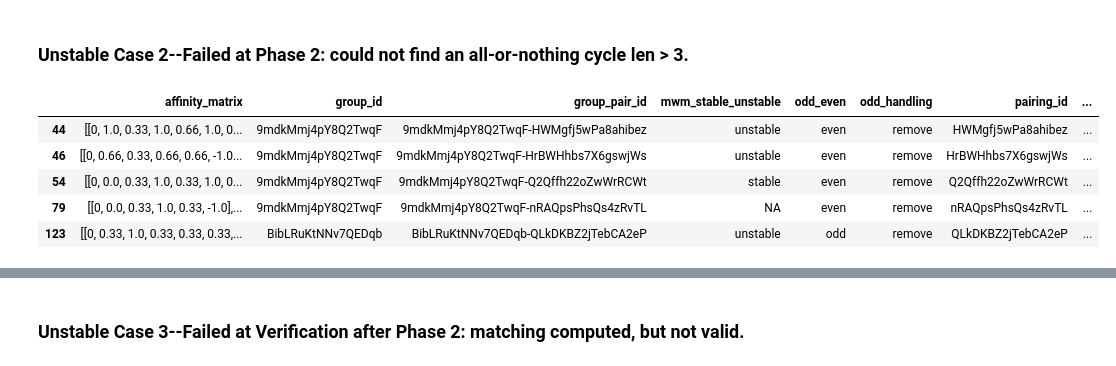
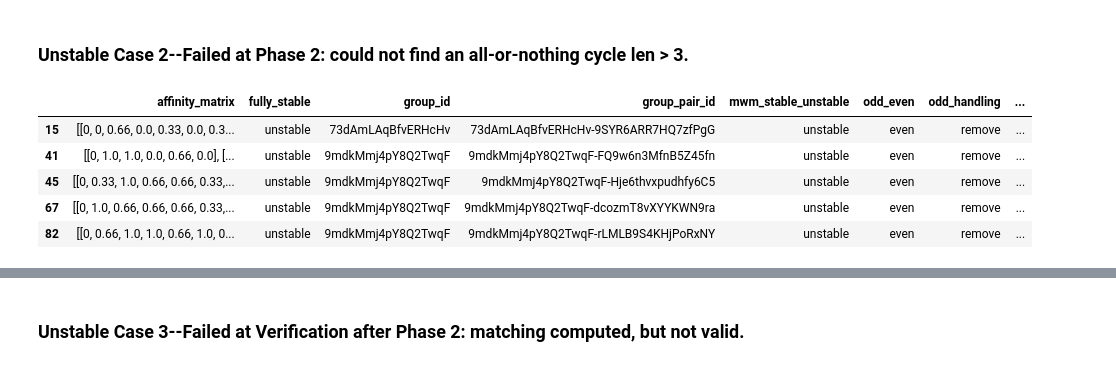
Before and after one commit to melissachen2000/pair-research-matching-alg, a Jupyter notebook: stable-matching/SRMatchingAnalysis.ipynb, the cells around one changed output, grey strips where cells are left out. Cells and saved outputs as stored; diff of their text form; code cells hidden in the pictures.

Commit message:
returning partially stable matching if fully stable is not possible

```diff
--- a/stable-matching/SRMatchingAnalysis.ipynb
+++ b/stable-matching/SRMatchingAnalysis.ipynb
@@ -461,7 +463,8 @@ def sr_matching_pair_research(group_pair_id, handle_odd_method='remove', remove_
     curr_pref_matrix = create_preference_matrix(curr_weighted_matrix)
 
     # run stable roommates
-    stable_result, debug = sr_matching(curr_pref_matrix, handle_odd_method=handle_odd_method, remove_all=remove_all)
+    stable_result, is_fully_stable, debug = sr_matching(curr_pref_matrix, handle_odd_method=handle_odd_method,
+                                                        remove_all=remove_all)
 
     # determine stability of MWM matching
     mwm_stability = compute_mwm_stability(group_pair_id, curr_user_index_dict, curr_pref_matrix)
@@ -484,8 +487,9 @@ def sr_matching_pair_research(group_pair_id, handle_odd_method='remove', remove_
         'user_count': user_count,
         'odd_even': 'even' if user_count % 2 == 0 else 'odd',
         'odd_handling': handle_odd_method,
-        'stable_result': stable_result,
-        'sr_stable_unstable': 'unstable' if stable_result is None else 'stable',
+        'sr_matching_result': stable_result,
+        'fully_stable': 'stable' if is_fully_stable else 'unstable',
+        'sr_matching_cardinality': compute_matching_cardinality(stable_result),
         'mwm_stable_unstable': mwm_stable_text,
         'stable_printout': debug,
         'affinity_matrix': curr_affinity_matrix,
@@ -713,12 +736,12 @@ unstable_cases_1.head()
 # %% [markdown]
 ### Unstable Case 2--Failed at Phase 2: could not find an all-or-nothing cycle len > 3.
 # %%
-unstable_cases_2 = remove_all_pairings_df[remove_all_pairings_df['stable_printout'] == 'Failed at Phase 1: not everyone was proposed to.']
+unstable_cases_2 = remove_all_pairings_df[remove_all_pairings_df['stable_printout'] == 'Failed at Phase 2: could not find an all-or-nothing cycle len > 3.']
 unstable_cases_2.head()
 # %% [output]
-|  | affinity_matrix | group_id | group_pair_id | mwm_stable_unstable | odd_even | odd_handling | pairing_id | ... |
-| 44 | [[0, 1.0, 0.33, 1.0, 0.66, 1.0, 0... | 9mdkMmj4pY8Q2TwqF | 9mdkMmj4pY8Q2TwqF-HWMgfj5wPa8ahibez | unstable | even | remove | HWMgfj5wPa8ahibez | ... |
-| 46 | [[0, 0.66, 0.33, 0.66, 0.66, -1.0... | 9mdkMmj4pY8Q2TwqF | 9mdkMmj4pY8Q2TwqF-HrBWHhbs7X6gswjWs | unstable | even | remove | HrBWHhbs7X6gswjWs | ... |
-| 54 | [[0, 0.0, 0.33, 1.0, 0.33, 1.0, 0... | 9mdkMmj4pY8Q2TwqF | 9mdkMmj4pY8Q2TwqF-Q2Qffh22oZwWrRCWt | stable | even | remove | Q2Qffh22oZwWrRCWt | ... |
-| 79 | [[0, 0.0, 0.33, 1.0, 0.33, -1.0],... | 9mdkMmj4pY8Q2TwqF | 9mdkMmj4pY8Q2TwqF-nRAQpsPhsQs4zRvTL | NA | even | remove | nRAQpsPhsQs4zRvTL | ... |
-| 123 | [[0, 0.33, 1.0, 0.33, 0.33, 0.33,... | BibLRuKtNNv7QEDqb | BibLRuKtNNv7QEDqb-QLkDKBZ2jTebCA2eP | unstable | odd | remove | QLkDKBZ2jTebCA2eP | ... |
+|  | affinity_matrix | fully_stable | group_id | group_pair_id | mwm_stable_unstable | odd_even | odd_handling | ... |
+| 15 | [[0, 0, 0.66, 0.0, 0.33, 0.0, 0.3... | unstable | 73dAmLAqBfvERHcHv | 73dAmLAqBfvERHcHv-9SYR6ARR7HQ7zfPgG | unstable | even | remove | ... |
+| 41 | [[0, 1.0, 1.0, 0.0, 0.66, 0.0], [... | unstable | 9mdkMmj4pY8Q2TwqF | 9mdkMmj4pY8Q2TwqF-FQ9w6n3MfnB5Z45fn | unstable | even | remove | ... |
+| 45 | [[0, 0.33, 1.0, 0.66, 0.66, 0.33,... | unstable | 9mdkMmj4pY8Q2TwqF | 9mdkMmj4pY8Q2TwqF-Hje6thvxpudhfy6C5 | unstable | even | remove | ... |
+| 67 | [[0, 1.0, 0.66, 0.66, 0.66, 0.33,... | unstable | 9mdkMmj4pY8Q2TwqF | 9mdkMmj4pY8Q2TwqF-dcozmT8vXYYKWN9ra | unstable | even | remove | ... |
+| 82 | [[0, 0.66, 1.0, 1.0, 0.66, 1.0, 0... | unstable | 9mdkMmj4pY8Q2TwqF | 9mdkMmj4pY8Q2TwqF-rLMLB9S4KHjPoRxNY | unstable | even | remove | ... |
```
Also changed, not shown: parts of 11 cells of this notebook, 2 other files.
